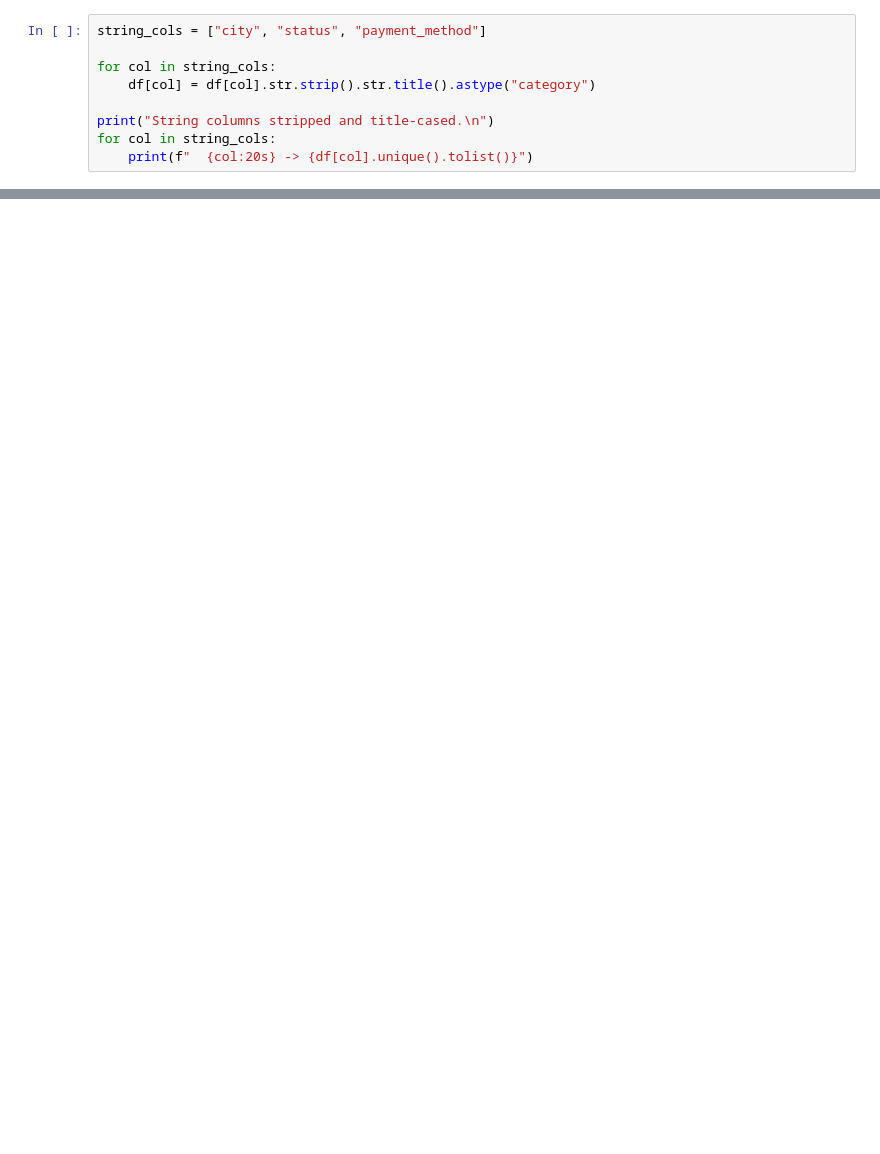
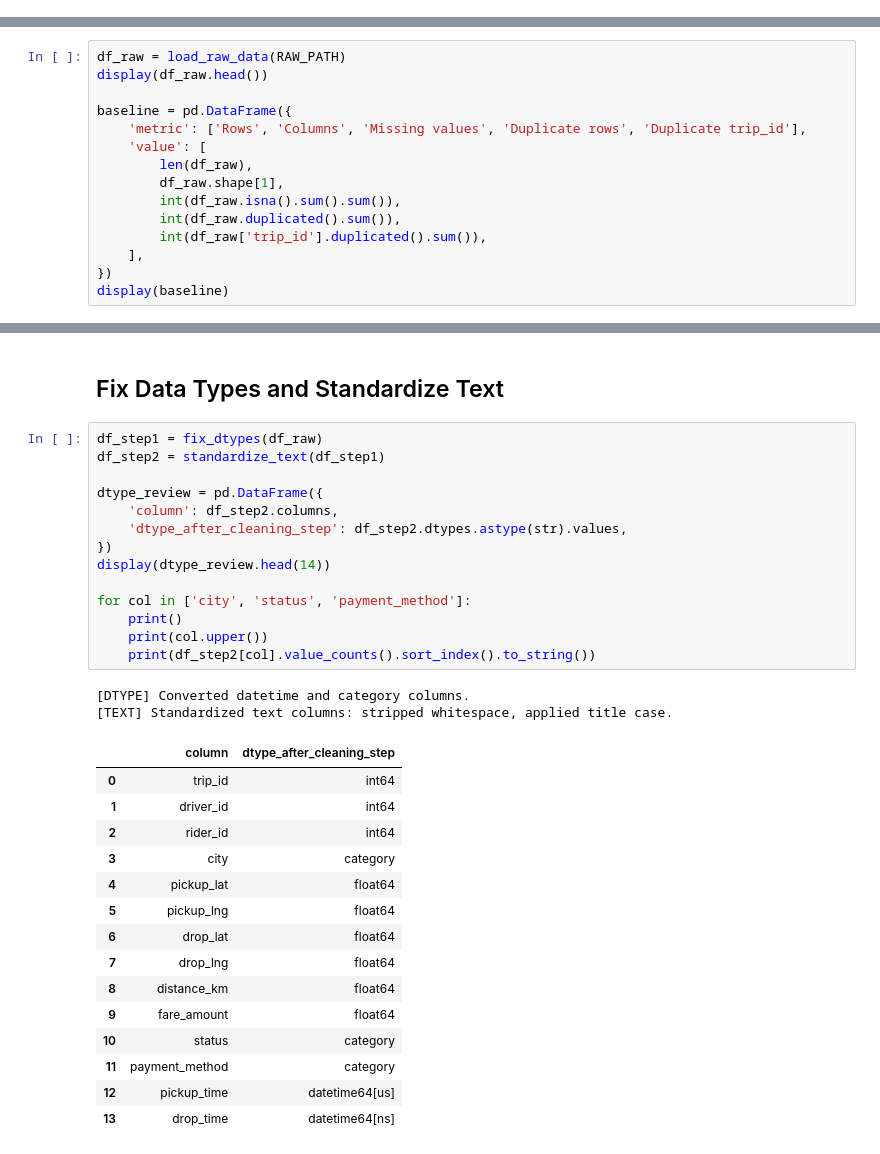
Before and after one commit to ravleensingh/uber_analysis, a Jupyter notebook: notebooks/02_cleaning.ipynb, the cells around one changed output, grey strips where cells are left out. Saved outputs shown, nothing was run; the diff lists cells and outputs as text; blank space fills up the shorter version.

```diff
--- a/notebooks/02_cleaning.ipynb
+++ b/notebooks/02_cleaning.ipynb
@@ -254,9 +0,0 @@ normalised to title case.
-# %%
-string_cols = ["city", "status", "payment_method"]
-
-for col in string_cols:
-    df[col] = df[col].str.strip().str.title().astype("category")
-
-print("String columns stripped and title-cased.\n")
-for col in string_cols:
-    print(f"  {col:20s} -> {df[col].unique().tolist()}")
@@ -494,0 +62,15 @@ see `data_cleaning_report.md` in the project root.
+# %%
+df_raw = load_raw_data(RAW_PATH)
+display(df_raw.head())
+
+baseline = pd.DataFrame({
+    'metric': ['Rows', 'Columns', 'Missing values', 'Duplicate rows', 'Duplicate trip_id'],
+    'value': [
+        len(df_raw),
+        df_raw.shape[1],
+        int(df_raw.isna().sum().sum()),
+        int(df_raw.duplicated().sum()),
+        int(df_raw['trip_id'].duplicated().sum()),
+    ],
+})
+display(baseline)
@@ -494,0 +91,34 @@ see `data_cleaning_report.md` in the project root.
+# %% [markdown]
+## Fix Data Types and Standardize Text
+# %%
+df_step1 = fix_dtypes(df_raw)
+df_step2 = standardize_text(df_step1)
+
+dtype_review = pd.DataFrame({
+    'column': df_step2.columns,
+    'dtype_after_cleaning_step': df_step2.dtypes.astype(str).values,
+})
+display(dtype_review.head(14))
+
+for col in ['city', 'status', 'payment_method']:
+    print()
+    print(col.upper())
+    print(df_step2[col].value_counts().sort_index().to_string())
+# %% [output]
+[DTYPE] Converted datetime and category columns.
+[TEXT] Standardized text columns: stripped whitespace, applied title case.
+|  | column | dtype_after_cleaning_step |
+| 0 | trip_id | int64 |
+| 1 | driver_id | int64 |
+| 2 | rider_id | int64 |
+| 3 | city | category |
+| 4 | pickup_lat | float64 |
+| 5 | pickup_lng | float64 |
+| 6 | drop_lat | float64 |
+| 7 | drop_lng | float64 |
+| 8 | distance_km | float64 |
+| 9 | fare_amount | float64 |
+| 10 | status | category |
+| 11 | payment_method | category |
+| 12 | pickup_time | datetime64[us] |
+| 13 | drop_time | datetime64[ns] |
```
Also changed, not shown: parts of 44 cells of this notebook, 19 other files.
